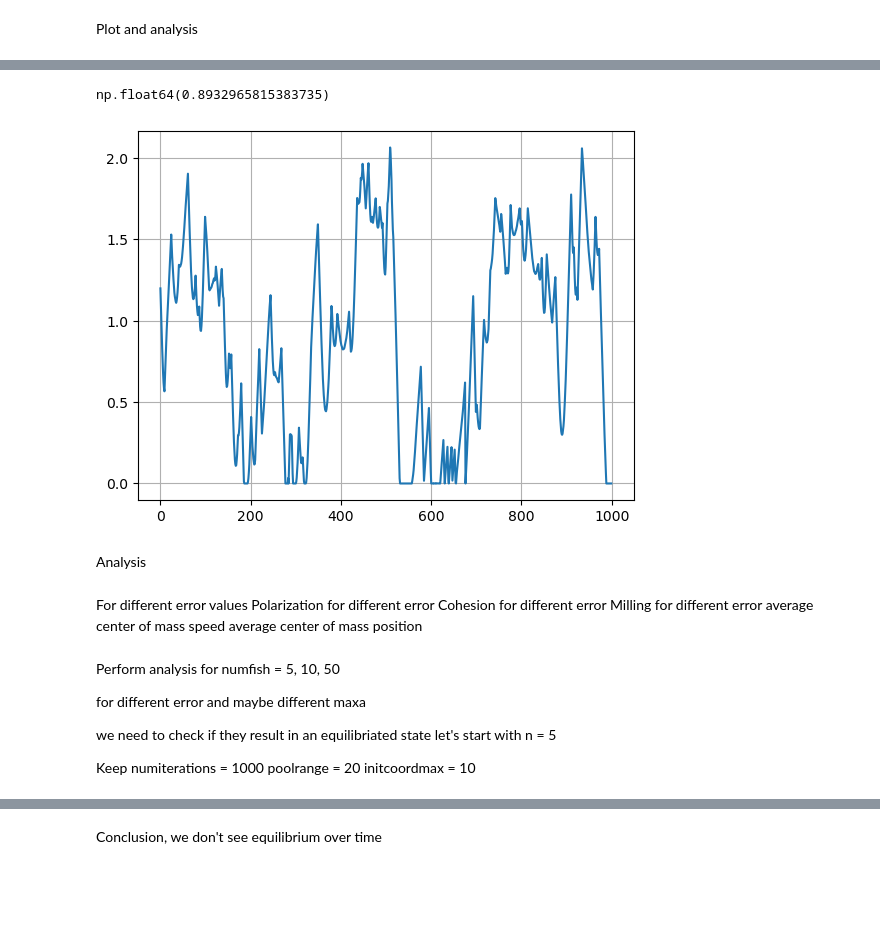
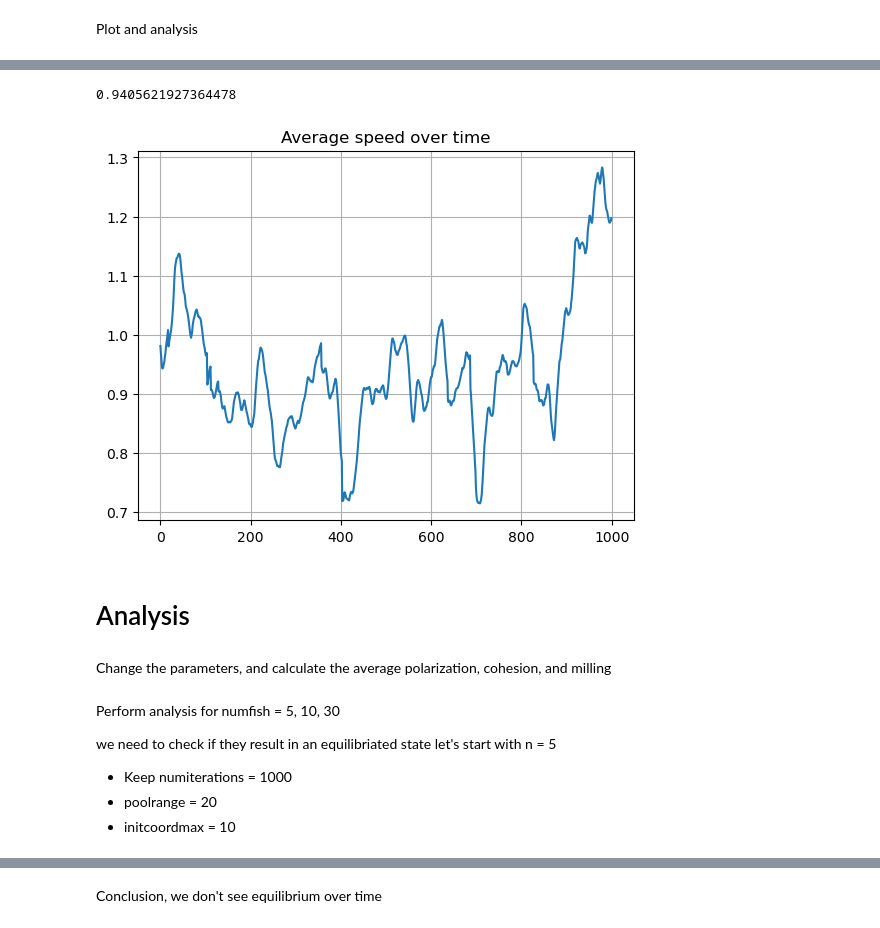
Before and after one commit to Bobomoto/PHYS250-Final-Project, a Jupyter notebook: Finalproject.ipynb, the cells around one changed output, grey strips where cells are left out. Saved outputs shown, nothing was run; the diff lists cells and outputs as text; code cells hidden in the pictures; blank space fills up the shorter version.

Commit message:
starting analysis again

```diff
--- a/Finalproject.ipynb
+++ b/Finalproject.ipynb
@@ -374,7 +349,7 @@ def plot(coords, radorientations, viewrange = (-50,50), title = '', fishmarker =
 numiterations = 1000
 poolrange = 20 #poolrange/2 is the length of each side
 initcoordmax = 10 #essentially initial density
-numfish = 30
+numfish = 50
 inittime = 0
 positionarray = []
 speedarray = []
@@ -388,5 +363,5 @@ for i in np.arange(numiterations):
     speedarray.append(copy.deepcopy(motspeeds))
     positionarray.append(copy.deepcopy(pos))
 
-plot(pos, motorientations, viewrange = (-poolrange/2,poolrange/2), title = f't = {inittime}')
+plot(pos, motorientations, viewrange = (-poolrange/2,poolrange/2), title = f'N = {numfish}, t = {inittime:.1f}', save = True)
 # %% [output]
@@ -397,7 +374,7 @@ plot(pos, motorientations, viewrange = (-poolrange/2,poolrange/2), title = f't =
 fig, ax = plt.subplots()
 
 plotmaxcoord = poolrange/2
-trajlength = 50
+trajlength = 100
 
 colors = cm.rainbow(np.linspace(0, 1, numfish))
 
@@ -416,5 +393,6 @@ for n in np.arange(numfish):
 ax.set_xlim(-plotmaxcoord,plotmaxcoord)
 ax.set_ylim(-plotmaxcoord,plotmaxcoord)
 ax.grid()
+plt.savefig('traj.png')
 plt.show()
 # %% [output]
@@ -454,22 +432,23 @@ plotvel(pos, motorientations, motspeeds, viewrange = (-plotmaxcoord,plotmaxcoord
 # %%
 #plot changes in speed:
-speedarray
-speedonefish = [array[9] for array in speedarray]
-plt.plot(np.arange(len(speedonefish)),speedonefish)
+speedavg = [np.mean(array) for array in speedarray]
+plt.plot(np.arange(len(speedavg)),speedavg)
+plt.title('Average speed over time')
+meanspeedaverage = np.mean(speedavg)
+print(meanspeedaverage)
 plt.grid()
-np.mean(speedonefish)
+
+speedsforeachfish = []
+for i in np.arange(numfish):
+    speedonefish = [array[i] for array in speedarray]
+    speedsforeachfish.append(speedonefish)
 # %% [output]
-np.float64(0.8932965815383735)
+0.9405621927364478
-[figure, old version]
+[figure, new version]
-# %% [markdown]
-Analysis
-# %% [markdown]
-For different error values
-Polarization for different error
-Cohesion for different error
-Milling for different error
-average center of mass speed
-average center of mass position
+# %% [markdown]
+# Analysis
+# %% [markdown]
+Change the parameters, and calculate the average polarization, cohesion, and milling
 # %%
 #center of mass
 
@@ -516,16 +495,14 @@ def findMilling(positionarray, radorientations):
     milling = np.abs(sumofcrossp)/N
     return milling
 # %% [markdown]
-Perform analysis for numfish = 5, 10, 50
-
-for different error and maybe different maxa
+Perform analysis for numfish = 5, 10, 30
 
 we need to check if they result in an equilibriated state
 let's start with n = 5
 
-Keep numiterations = 1000
-poolrange = 20
-initcoordmax = 10
+- Keep numiterations = 1000
+- poolrange = 20
+- initcoordmax = 10
 # %%
 # N = 5
 
```
Also changed, not shown: parts of 31 cells of this notebook, 8 other files.
